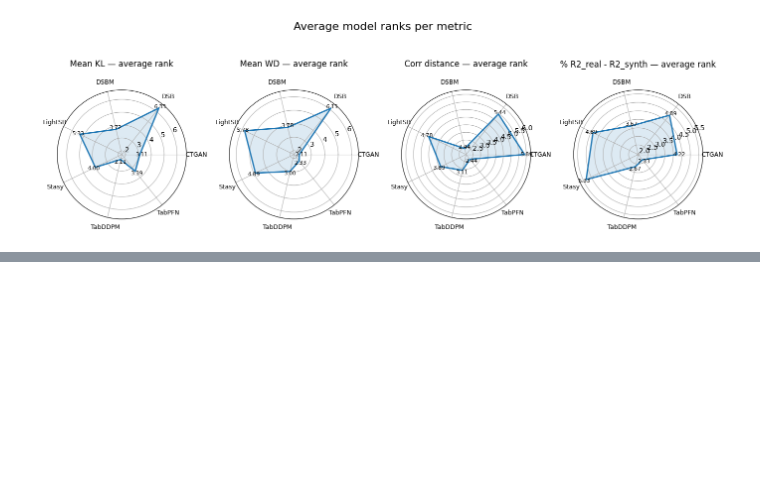
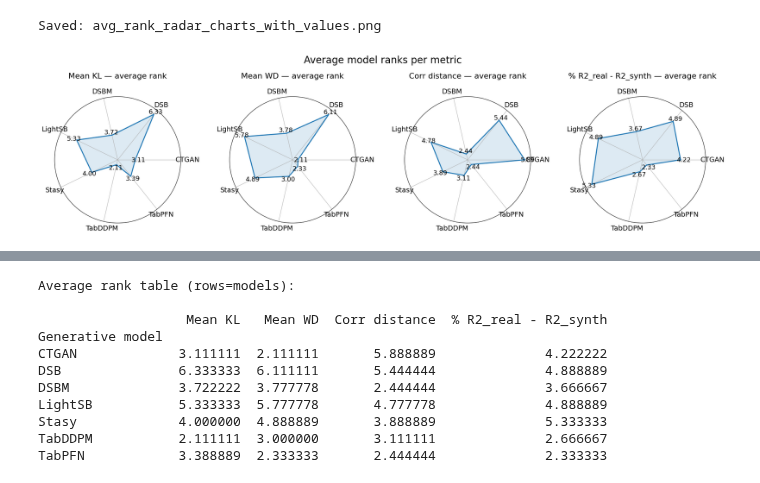
Before and after one commit to Anaxagor/sb-tabular, a Jupyter notebook: sbtab/experiments/vis_metrics.ipynb, the cells around one changed output, grey strips where cells are left out. Drawn from its saved outputs; the diff is of its cells as text; code cells hidden in the pictures; blank space fills up the shorter version.

```diff
--- a/sbtab/experiments/vis_metrics.ipynb
+++ b/sbtab/experiments/vis_metrics.ipynb
@@ -13,7 +13,17 @@ def parse_mean_value(x):
     return float(m.group(0)) if m else np.nan
 
 
-def radar_plot(ax, labels, values, title, show_value_labels=True, value_fmt="{:.2f}"):
+def radar_plot(
+    ax,
+    labels,
+    values,
+    title,
+    show_value_labels=True,
+    value_fmt="{:.2f}",
+    label_fontsize=14,
+    value_fontsize=13,
+    title_fontsize=16
+):
     labels = list(labels)
     values = np.asarray(values, dtype=float)
 
@@ -26,25 +36,35 @@ def radar_plot(ax, labels, values, title, show_value_labels=True, value_fmt="{:.
     ax.plot(angles_closed, vals_closed, linewidth=2)
     ax.fill(angles_closed, vals_closed, alpha=0.15)
 
+    # Category labels
     ax.set_xticks(angles)
-    ax.set_xticklabels(labels, fontsize=9)
-    ax.set_title(title, pad=18)
+    ax.set_xticklabels(labels, fontsize=label_fontsize)
+
+    # Title
+    ax.set_title(title, pad=20, fontsize=title_fontsize)
+
+    # Remove radial scale labels and ticks
+    ax.set_yticklabels([])
+    ax.set_yticks([])
+    ax.tick_params(axis="y", which="both", length=0)
 
     # Set radial limits (with padding)
     finite = values[np.isfinite(values)]
     if finite.size:
         vmin, vmax = float(np.min(finite)), float(np.max(finite))
-        pad = 0.4
-        ax.set_ylim(max(0.0, vmin - pad), vmax + pad)
+        pad = 0.4 if vmax > vmin else 0.8
+        lower = max(0.0, vmin - pad)
+        upper = vmax + pad
+        if lower == upper:
+            upper = lower + 1.0
+        ax.set_ylim(lower, upper)
 
-    # Add numeric labels (avg ranks) near each vertex
-    if show_value_labels:
-        # Small outward offset proportional to current range
-        finite = values[np.isfinite(values)]
-        r_range = (np.max(finite) - np.min(finite)) if finite.size else 1.0
-        offset = 0.03 * (r_range if r_range > 0 else 1.0) + 0.03
+    # Add numeric labels near each vertex
+    if show_value_labels and finite.size:
+        r_range = np.max(finite) - np.min(finite)
+        offset = 0.05 * (r_range if r_range > 0 else 1.0) + 0.03
 
-        for ang, r, lab in zip(angles, values, labels):
+        for ang, r in zip(angles, values):
             if not np.isfinite(r):
                 continue
             ax.text(
@@ -53,7 +73,7 @@ def radar_plot(ax, labels, values, title, show_value_labels=True, value_fmt="{:.
                 value_fmt.format(r),
                 ha="center",
                 va="center",
-                fontsize=8
+                fontsize=value_fontsize
             )
 
 
@@ -90,40 +110,42 @@ for metric in metric_cols:
 # Stable model order across charts
 all_models = sorted(set().union(*[s.index.tolist() for s in avg_ranks.values()]))
 
 # Plot radar charts (one per metric)
 n_metrics = len(metric_cols)
 ncols = 4
 nrows = int(np.ceil(n_metrics / ncols))
 
-fig = plt.figure(figsize=(14, 5))
+fig = plt.figure(figsize=(5 * ncols, 5 * nrows))
 for i, metric in enumerate(metric_cols, start=1):
-
     ax = fig.add_subplot(nrows, ncols, i, polar=True)
     series = avg_ranks[metric].reindex(all_models)
 
     radar_plot(
         ax=ax,
         labels=all_models,
         values=series.values,
         title=f"{metric} — average rank",
         show_value_labels=True,
-        value_fmt="{:.2f}"
+        value_fmt="{:.2f}",
+        label_fontsize=14,
+        value_fontsize=13,
+        title_fontsize=16
     )
 
+fig.suptitle("Average model ranks per metric", fontsize=20)
+fig.tight_layout(rect=[0, 0, 1, 0.95])
 
-fig.suptitle("Average model ranks per metric", fontsize=16)
-fig.tight_layout(rect=[0, 0, 1, 0.96])
-
-plt.show()
-
-# Save figure
+# Save figure before show
 out_path = "avg_rank_radar_charts_with_values.png"
 fig.savefig(out_path, dpi=200, bbox_inches="tight")
 print("Saved:", out_path)
+
+plt.show()
 
 # Also print the average-rank table
 rank_table = pd.DataFrame({m: avg_ranks[m] for m in metric_cols}).reindex(all_models)
 print("\nAverage rank table (rows=models):\n")
 print(rank_table)
 # %% [output]
+Saved: avg_rank_radar_charts_with_values.png
-[figure, old version]
+[figure, new version]
@@ -142,0 +152,11 @@ TabPFN            3.388889  2.333333       2.444444              2.333333
+Average rank table (rows=models):
+
+                   Mean KL   Mean WD  Corr distance  % R2_real - R2_synth
+Generative model
+CTGAN             3.111111  2.111111       5.888889              4.222222
+DSB               6.333333  6.111111       5.444444              4.888889
+DSBM              3.722222  3.777778       2.444444              3.666667
+LightSB           5.333333  5.777778       4.777778              4.888889
+Stasy             4.000000  4.888889       3.888889              5.333333
+TabDDPM           2.111111  3.000000       3.111111              2.666667
+TabPFN            3.388889  2.333333       2.444444              2.333333
```
Also changed, not shown: parts of 1 cell of this notebook, 11 other files.
